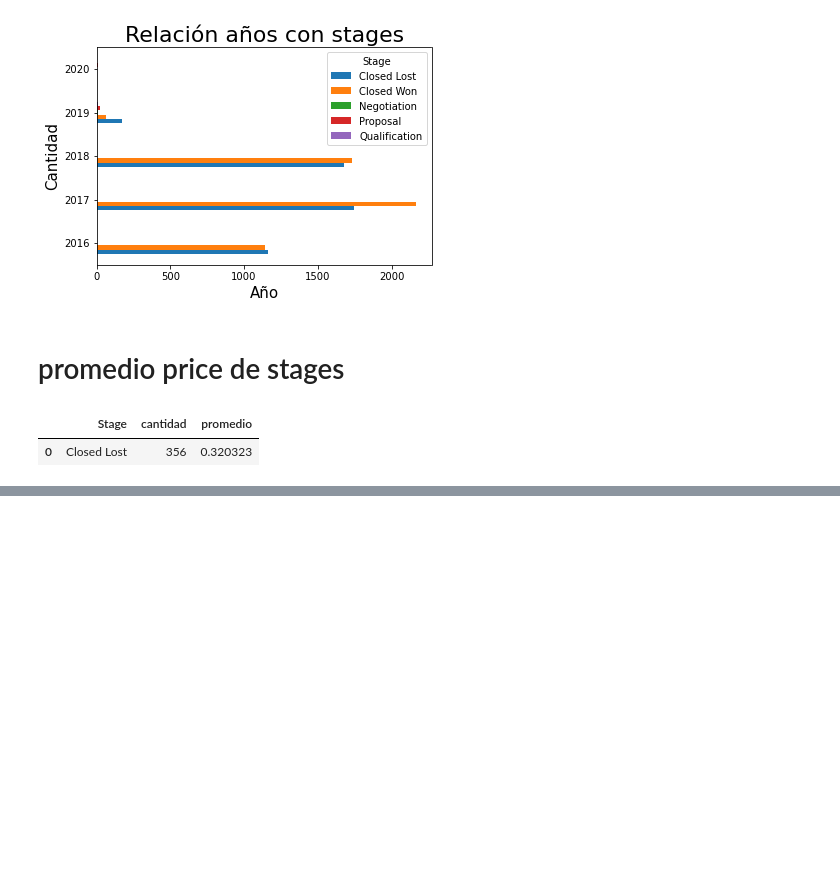
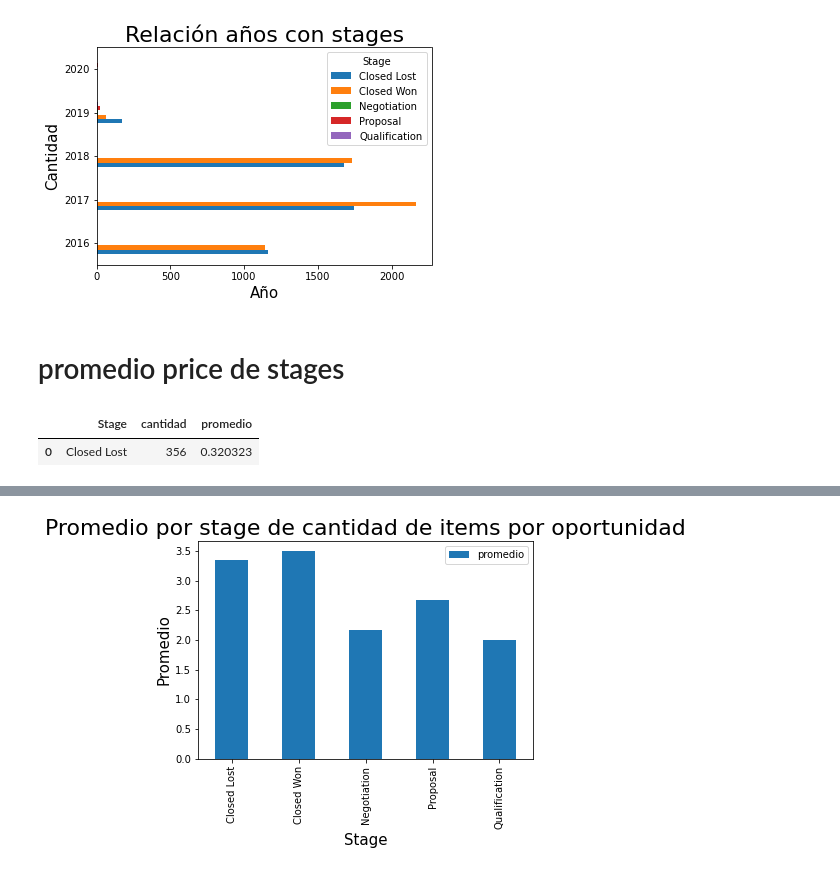
Before and after one commit to joaquinparodi/TP-DATOS, a Jupyter notebook: Analisis/Analisis Joaquin.ipynb, the cells around one changed output, grey strips where cells are left out. Cells and saved outputs as stored; diff of their text form; code cells hidden in the pictures; blank space fills up the shorter version.

```diff
--- a/Analisis/Analisis Joaquin.ipynb
+++ b/Analisis/Analisis Joaquin.ipynb
@@ -497,0 +507,7 @@ grouped
+# %%
+df = df_original
+grouped = df.groupby(['Opportunity_Name','Stage']).agg({'Opportunity_Name':['count']})
+grouped.columns = ['cantidad']
+grouped = grouped.reset_index()
+grouped = grouped[grouped['cantidad'] > 1]
+grouped
@@ -497,0 +528,5 @@ grouped
+# %%
+grouped = grouped.groupby('Stage').agg({'cantidad':['mean']})
+grouped.columns = ['promedio']
+grouped = grouped.reset_index()
+grouped
@@ -497,0 +540,8 @@ grouped
+# %%
+ax = grouped.plot(kind='bar', y='promedio', x='Stage')
+ax.set_title("Promedio por stage de cantidad de items por oportunidad", fontsize=22)
+ax.set_xlabel("Stage",fontsize=15)
+ax.set_ylabel("Promedio", fontsize=15)
+plt.show()
+# %% [output]
+[figure, added]
```
Also changed, not shown: parts of 14 cells of this notebook.
